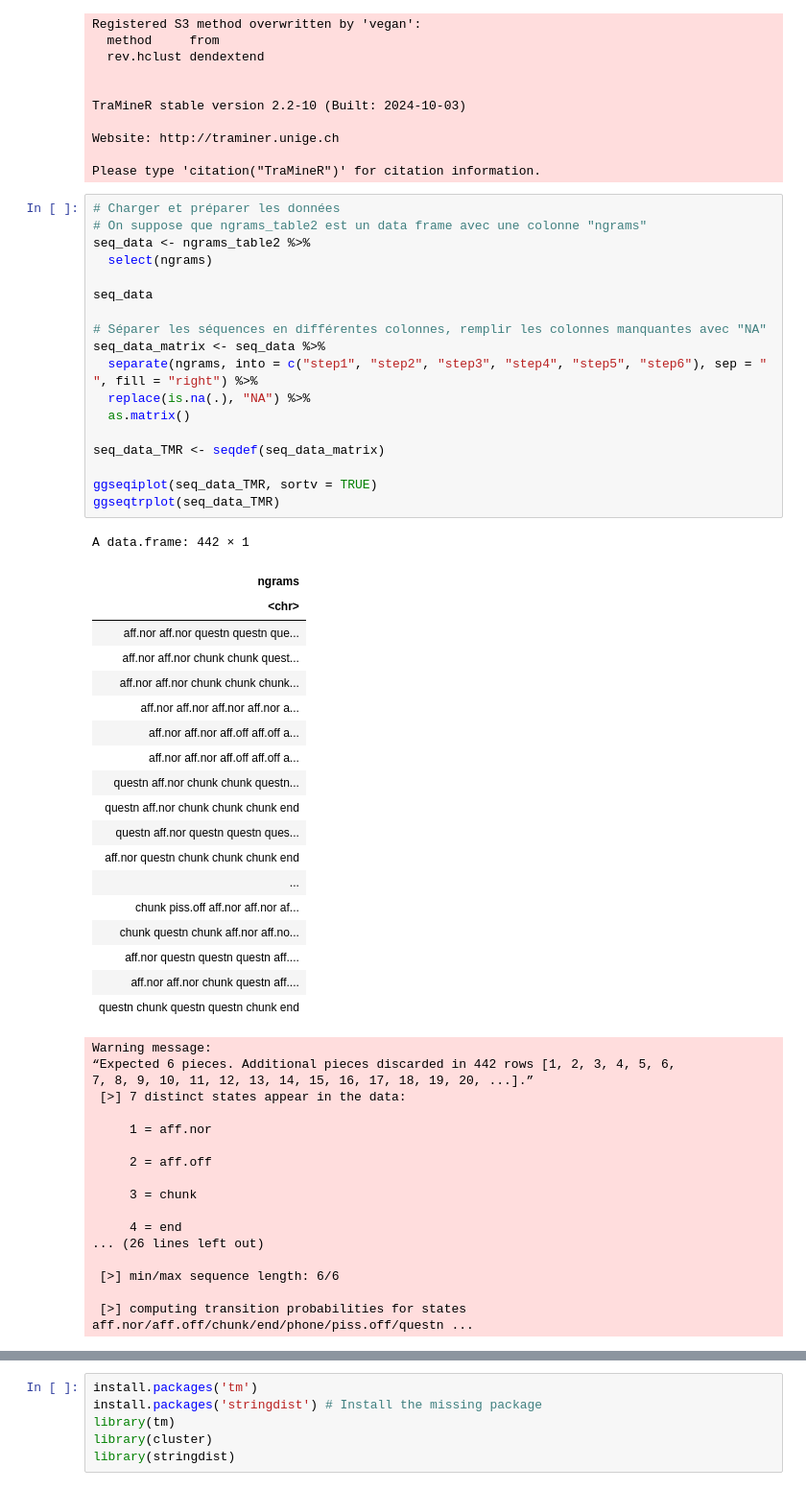
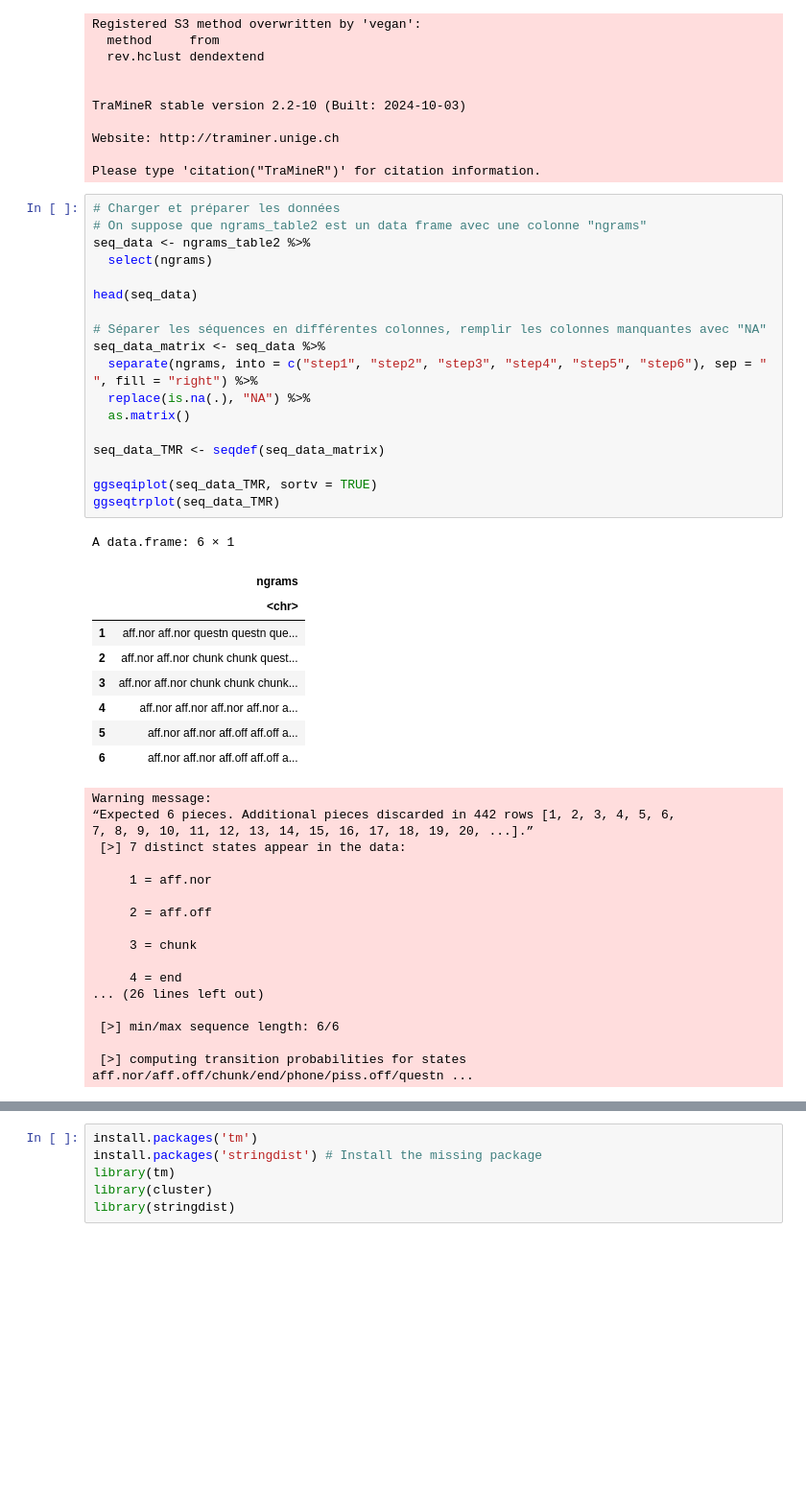
Before and after one commit to e-lprunier/Notebook_4A, a Jupyter notebook: Réduction_de_dimensionnalité_Clustering_notebook.ipynb, the cells around one changed output, grey strips where cells are left out. Shown at 96% size. Drawn from its saved outputs; the diff is of its cells as text; blank space fills up the shorter version.

```diff
--- a/Réduction_de_dimensionnalité_Clustering_notebook.ipynb
+++ b/Réduction_de_dimensionnalité_Clustering_notebook.ipynb
@@ -1326,41 +1326,31 @@ Please type 'citation("TraMineR")' for citation information.
 # %%
 # Charger et préparer les données
 # On suppose que ngrams_table2 est un data frame avec une colonne "ngrams"
 seq_data <- ngrams_table2 %>%
   select(ngrams)
 
-seq_data
+head(seq_data)
 
 # Séparer les séquences en différentes colonnes, remplir les colonnes manquantes avec "NA"
 seq_data_matrix <- seq_data %>%
   separate(ngrams, into = c("step1", "step2", "step3", "step4", "step5", "step6"), sep = " ", fill = "right") %>%
   replace(is.na(.), "NA") %>%
   as.matrix()
 
 seq_data_TMR <- seqdef(seq_data_matrix)
 
 ggseqiplot(seq_data_TMR, sortv = TRUE)
 ggseqtrplot(seq_data_TMR)
 # %% [output]
-A data.frame: 442 × 1
+A data.frame: 6 × 1
-| ngrams |
-| <chr> |
-| aff.nor aff.nor questn questn que... |
-| aff.nor aff.nor chunk chunk quest... |
-| aff.nor aff.nor chunk chunk chunk... |
-| aff.nor aff.nor aff.nor aff.nor a... |
-| aff.nor aff.nor aff.off aff.off a... |
-| aff.nor aff.nor aff.off aff.off a... |
-| questn aff.nor chunk chunk questn... |
-| questn aff.nor chunk chunk chunk end |
-| questn aff.nor questn questn ques... |
-| aff.nor questn chunk chunk chunk end |
-| ... |
-| chunk piss.off aff.nor aff.nor af... |
-| chunk questn chunk aff.nor aff.no... |
-| aff.nor questn questn questn aff.... |
-| aff.nor aff.nor chunk questn aff.... |
-| questn chunk questn questn chunk end |
+|  | ngrams |
+|  | <chr> |
+| 1 | aff.nor aff.nor questn questn que... |
+| 2 | aff.nor aff.nor chunk chunk quest... |
+| 3 | aff.nor aff.nor chunk chunk chunk... |
+| 4 | aff.nor aff.nor aff.nor aff.nor a... |
+| 5 | aff.nor aff.nor aff.off aff.off a... |
+| 6 | aff.nor aff.nor aff.off aff.off a... |
 Warning message:
 “Expected 6 pieces. Additional pieces discarded in 442 rows [1, 2, 3, 4, 5, 6,
 7, 8, 9, 10, 11, 12, 13, 14, 15, 16, 17, 18, 19, 20, ...].”
```
